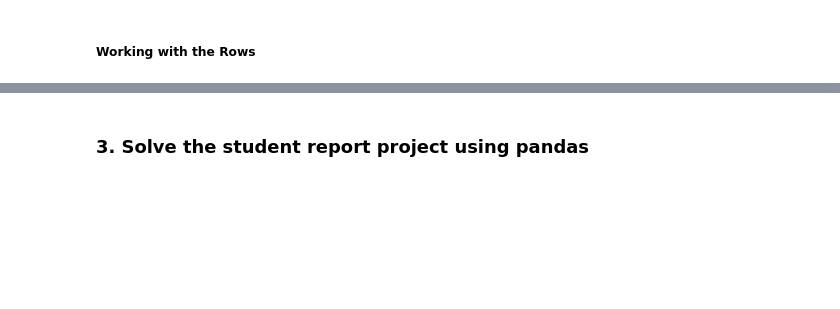
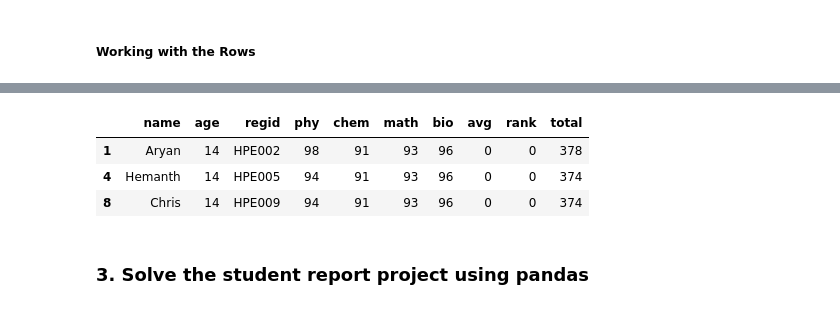
Before and after one commit to mindful-ai/ust-python-full-stack-2025, a Jupyter notebook: day-18/data-basics/pandas_ex.ipynb, the cells around one changed output, grey strips where cells are left out. Cells and saved outputs as stored; diff of their text form; code cells hidden in the pictures; blank space fills up the shorter version.

```diff
--- a/day-18/data-basics/pandas_ex.ipynb
+++ b/day-18/data-basics/pandas_ex.ipynb
@@ -72,3 +78,5 @@ path = r"C:\Users\Purushotham\Desktop\deloitte\2022\July\week 01\python\13_case_
+# %%
+path = r"students.csv"
 # %%
 df = pd.read_csv(path)
 df
@@ -119,5 +289,10 @@ df
 # %%
-df[df['total'] < 300]
+df[df['total'] < 380]
+# %% [output]
+|  | name | age | regid | phy | chem | math | bio | avg | rank | total |
+| 1 | Aryan | 14 | HPE002 | 98 | 91 | 93 | 96 | 0 | 0 | 378 |
+| 4 | Hemanth | 14 | HPE005 | 94 | 91 | 93 | 96 | 0 | 0 | 374 |
+| 8 | Chris | 14 | HPE009 | 94 | 91 | 93 | 96 | 0 | 0 | 374 |
 # %% [markdown]
 ### 3. Solve the student report project using pandas
 # %%
```
Also changed, not shown: parts of 115 cells of this notebook, 3 other files.
